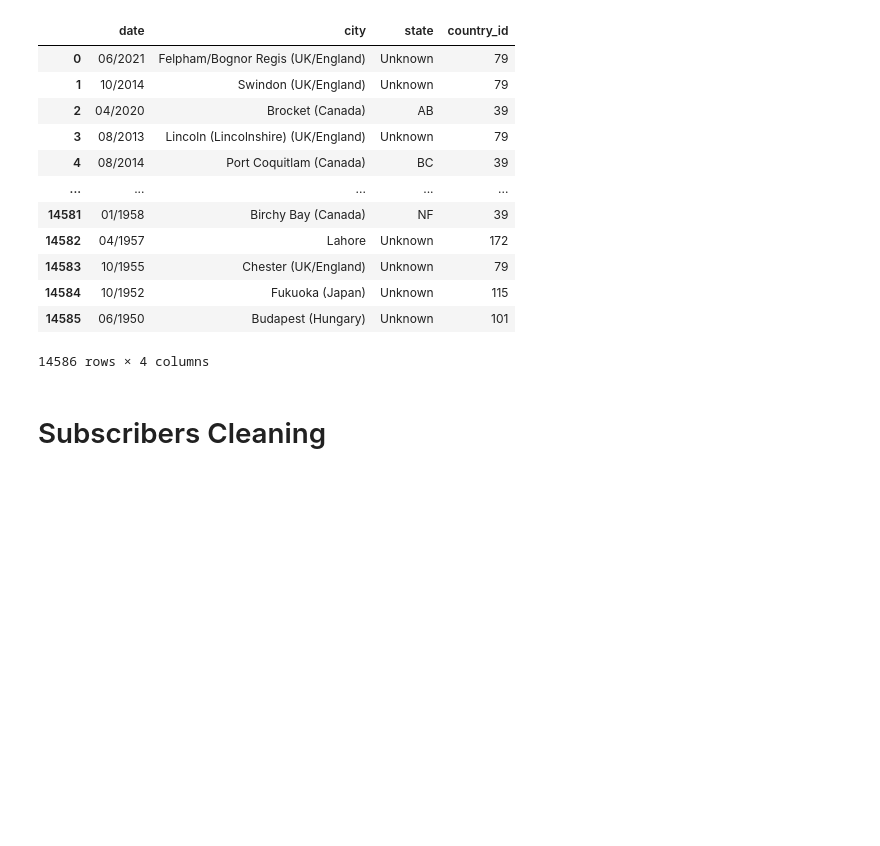
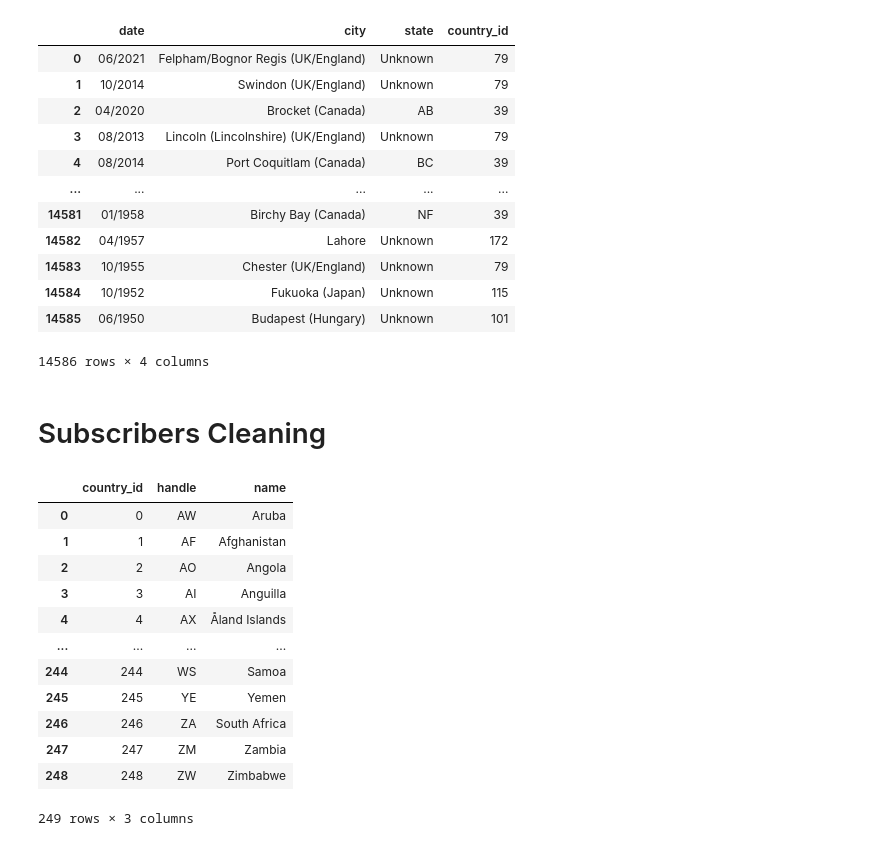
Before and after one commit to martijnooo/mini_project_SQL, a Jupyter notebook: data_cleaning.ipynb, the cells around one changed output. Saved outputs shown, nothing was run; the diff lists cells and outputs as text; code cells hidden in the pictures; blank space fills up the shorter version.

```diff
--- a/data_cleaning.ipynb
+++ b/data_cleaning.ipynb
@@ -232,0 +248,16 @@ subscribers = subscribers.rename(columns={"country_code":"country_id"})
+# %%
+countries_df
+# %% [output]
+|  | country_id | handle | name |
+| 0 | 0 | AW | Aruba |
+| 1 | 1 | AF | Afghanistan |
+| 2 | 2 | AO | Angola |
+| 3 | 3 | AI | Anguilla |
+| 4 | 4 | AX | Åland Islands |
+| ... | ... | ... | ... |
+| 244 | 244 | WS | Samoa |
+| 245 | 245 | YE | Yemen |
+| 246 | 246 | ZA | South Africa |
+| 247 | 247 | ZM | Zambia |
+| 248 | 248 | ZW | Zimbabwe |
+249 rows × 3 columns
```
Also changed, not shown: parts of 2 cells of this notebook, 5 other files.
